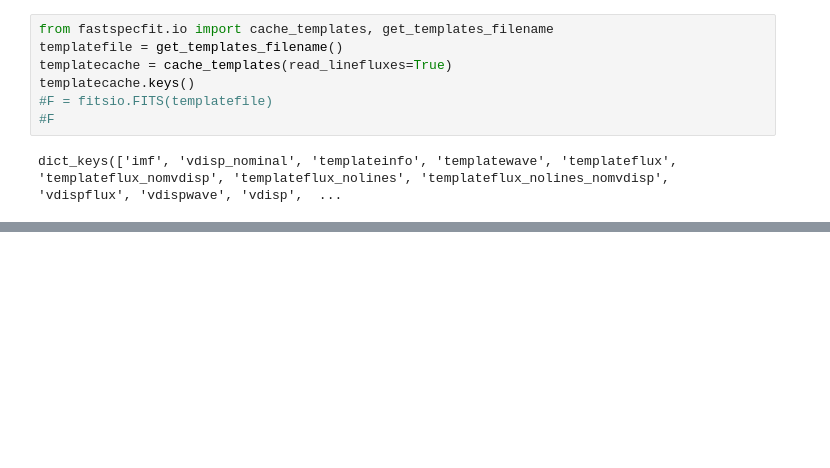
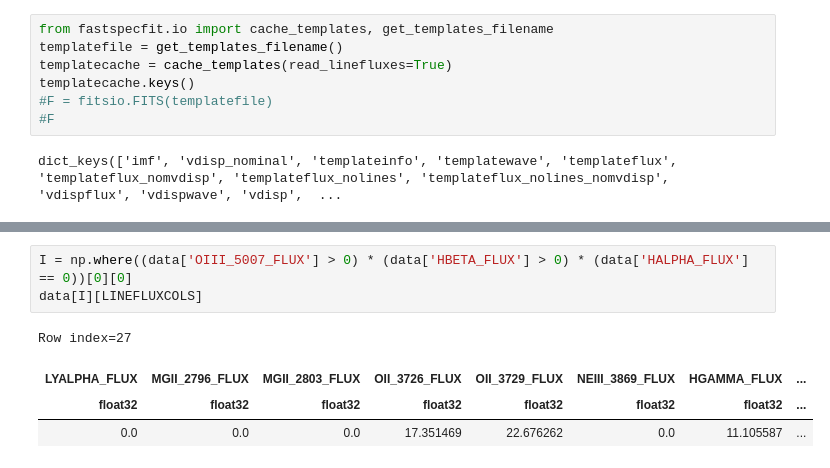
Before and after one commit to moustakas/fastspecfit-projects, a Jupyter notebook: redrock-templates/emission-line-analysis.ipynb, the cells around one changed output, grey strips where cells are left out. Drawn from its saved outputs; the diff is of its cells as text; blank space fills up the shorter version.

```diff
--- a/redrock-templates/emission-line-analysis.ipynb
+++ b/redrock-templates/emission-line-analysis.ipynb
@@ -111,0 +140,8 @@ Table length=239132
+# %%
+I = np.where((data['OIII_5007_FLUX'] > 0) * (data['HBETA_FLUX'] > 0) * (data['HALPHA_FLUX'] == 0))[0][0]
+data[I][LINEFLUXCOLS]
+# %% [output]
+Row index=27
+| LYALPHA_FLUX | MGII_2796_FLUX | MGII_2803_FLUX | OII_3726_FLUX | OII_3729_FLUX | NEIII_3869_FLUX | HGAMMA_FLUX | ... |
+| float32 | float32 | float32 | float32 | float32 | float32 | float32 | ... |
+| 0.0 | 0.0 | 0.0 | 17.351469 | 22.676262 | 0.0 | 11.105587 | ... |
```
Also changed, not shown: parts of 18 cells of this notebook, 2 other files.
